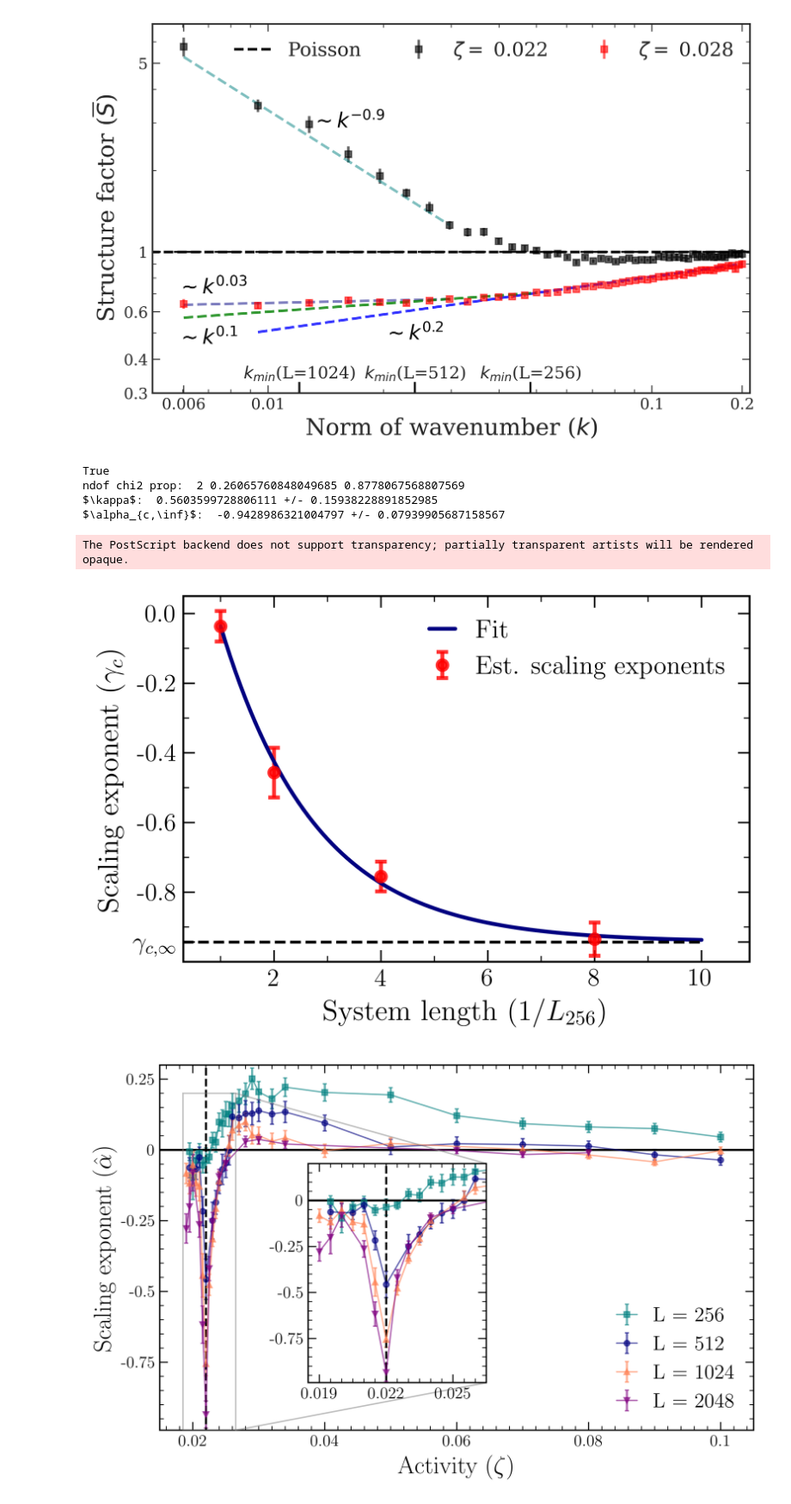
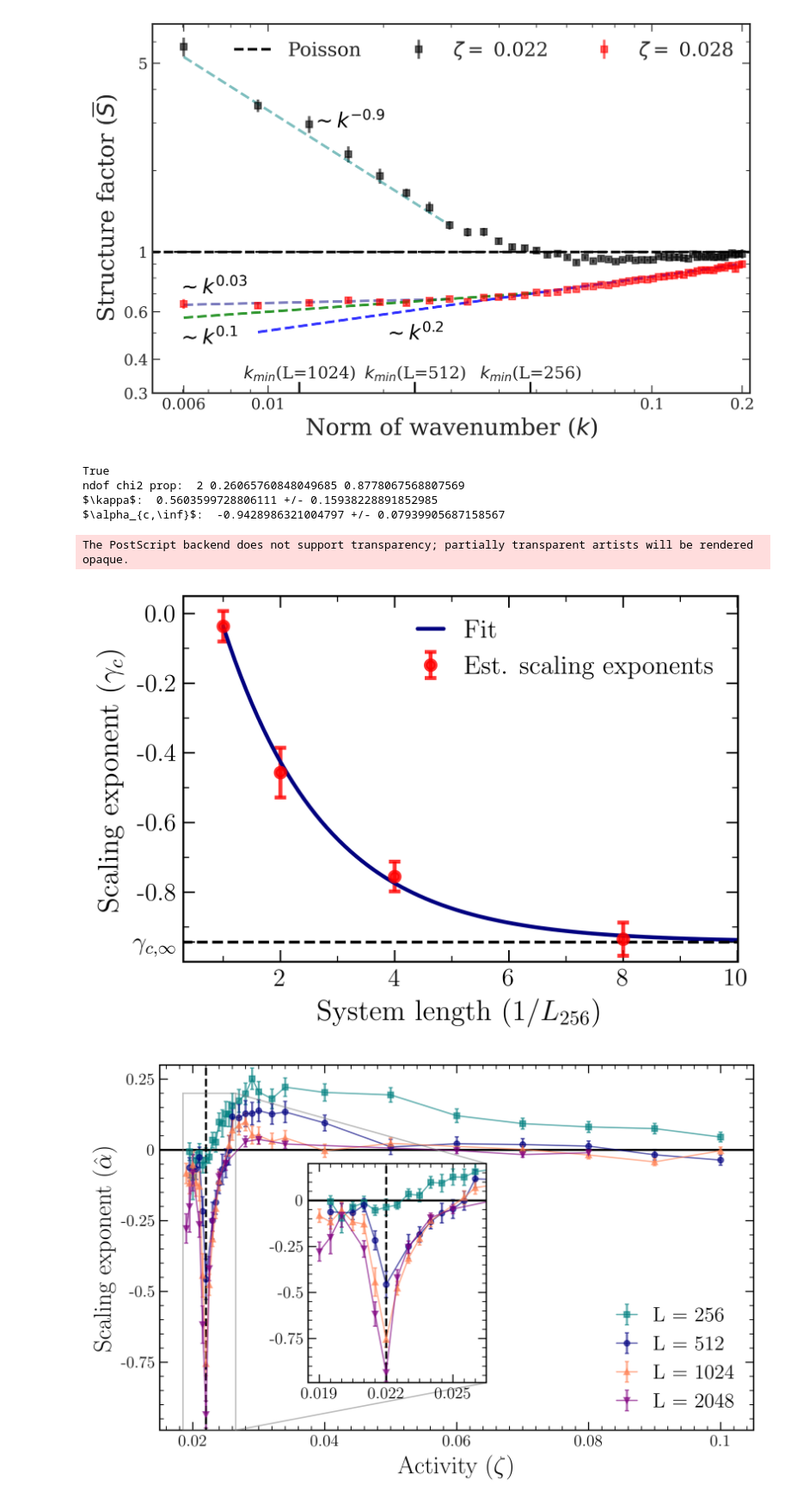
Before and after one commit to simonguld/Thesis, a Jupyter notebook: NematicAnalysis/postprocessing_all.ipynb, the cells around one changed output. Shown at 86% size. Saved outputs shown, nothing was run; the diff lists cells and outputs as text; code cells hidden in the pictures.

```diff
--- a/NematicAnalysis/postprocessing_all.ipynb
+++ b/NematicAnalysis/postprocessing_all.ipynb
@@ -413,7 +413,7 @@ for i in range(len(acts_to_plot)):
     fit_label = 'Fit'
     param_guess = [.5, -1,]
     point_bounds = [50,250]
-    xlim = [0, 10]
+    xlim = [0, 11]
     #ax.set(yticks = yticks, yticklabels = yticklabels, xlim=xlim)
 
     x_plot_fit = np.linspace(X[0],xlim[-1],100)
@@ -443,36 +443,36 @@ for i in range(len(acts_to_plot)):
     #horizontalalignment="right", verticalalignment="top")
 
 
     ax.set(yticks = yticks, yticklabels = yticklabels, ylim=[-1,.05])#xlim=[0,40])
     ax.yaxis.set_minor_locator(ticker.MultipleLocator(0.1))
     ax.xaxis.set_minor_locator(ticker.MultipleLocator(1))
 
-    ax.hlines(fit_exp.values['c'] + Y[0], 0,10, lw=1.5,color = 'black', linestyle = '--',)# label = rf'$\alpha_c = {(fit_exp.values["c"]+Y[0]):.2f}$')
+    ax.hlines(fit_exp.values['c'] + Y[0], 0,xlim[-1], lw=1.5,color = 'black', linestyle = '--',)# label = rf'$\alpha_c = {(fit_exp.values["c"]+Y[0]):.2f}$')
     Ndof, chi2, prop = get_statistics_from_fit(fit_exp, len(X),)
     print("ndof chi2 prop: ", Ndof, chi2, prop)
     #ax.set_yscale(('log'))
     ax.legend(fontsize=13.5, loc='upper right')
     fig.tight_layout()
     fig.dpi = 720
     #ax.set_xscale('log', base=2)
     print(r"$\kappa$: ", fit_exp.values['k'], "+/-", fit_exp.errors['k'])
     print(r"$\alpha_{c,\inf}$: ", fit_exp.values['c'] + Y[0], "+/-", fit_exp.errors['c'])
     #print(fit_exp.values['L0'], "+/-", fit_exp.errors['L0'])
 ax.tick_params(axis='both',which='major', labelsize=13)
-ax.set_xlim([0.3, 10.9])
+ax.set_xlim([0.3, 10.01])
     #fig.dpi = 100 #720
 fig.tight_layout()
 save_path = "C:\\Users\\Simon Andersen\\Documents\\Uni\\Speciale\\Figures\\article\\alpha_scaling.jpeg"
 save_path_eps = "C:\\Users\\Simon Andersen\\Documents\\Uni\\Speciale\\Figures\\article\\alpha_scaling.eps"
 fig.savefig(save_path, dpi=520)
 fig.savefig(save_path_eps, ) #dpi=520)
 # %% [output]
 True
 ndof chi2 prop:  2 0.26065760848049685 0.8778067568807569
 $\kappa$:  0.5603599728806111 +/- 0.15938228891852985
 $\alpha_{c,\inf}$:  -0.9428986321004797 +/- 0.07939905687158567
 The PostScript backend does not support transparency; partially transparent artists will be rendered opaque.
-[figure, old version]
+[figure, new version]
 # %%
 
 fig, ax = plt.subplots(figsize=(7, 4.5))
```
Also changed, not shown: 3 other files.
